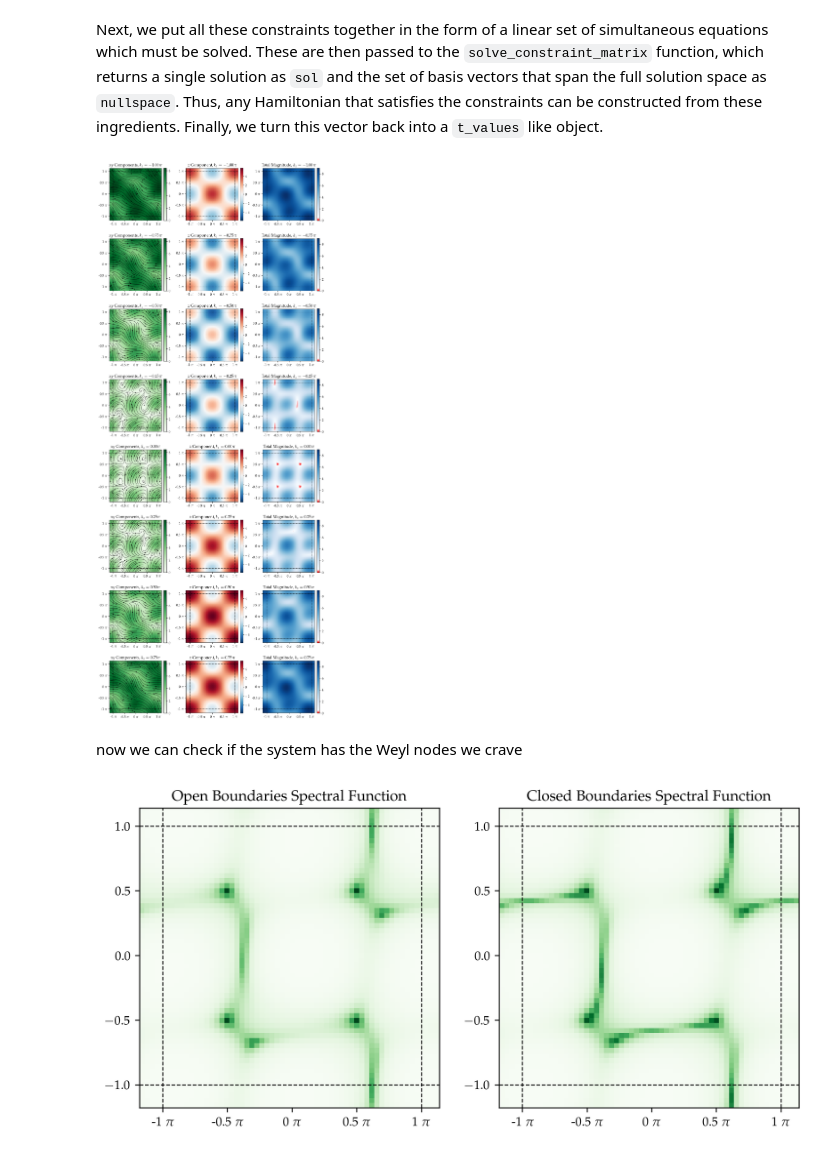
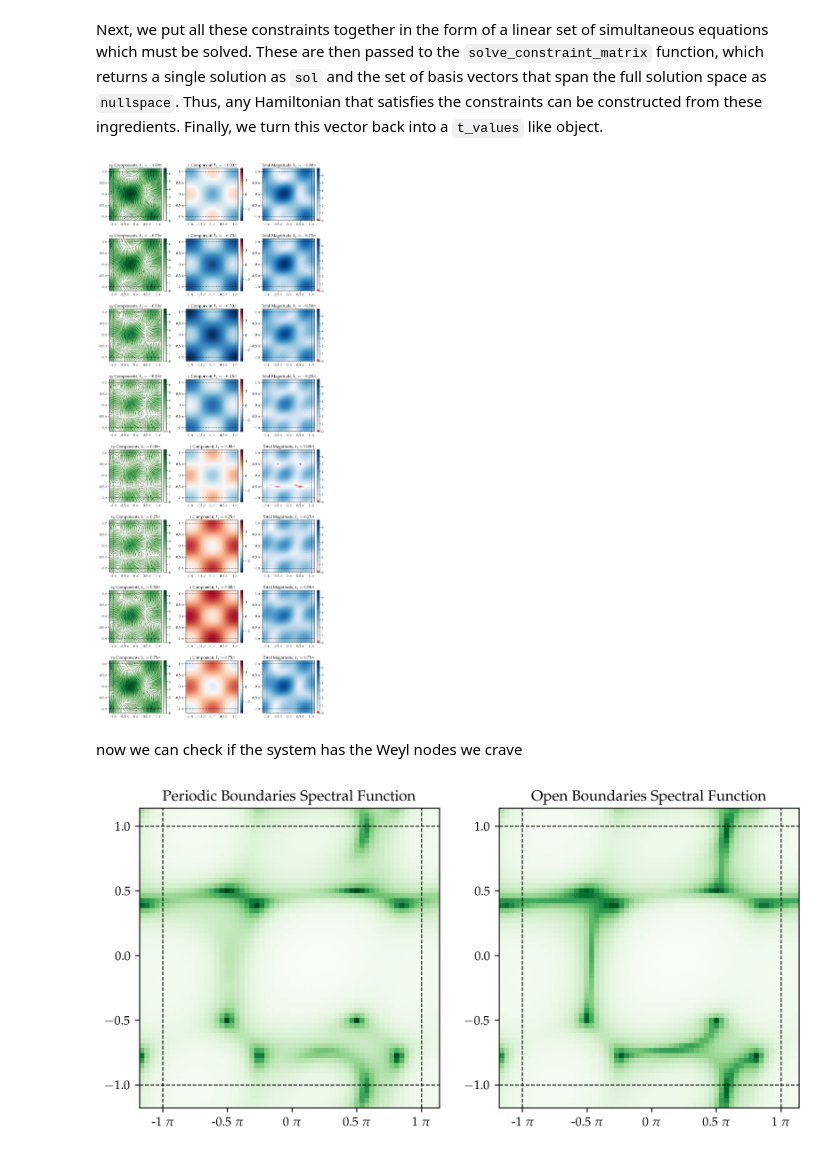
Before and after one commit to valeeb/blochK, a Jupyter notebook: tutorials/placing_weyl_fermions.ipynb, the cells around one changed output. Cells and saved outputs as stored; diff of their text form; code cells hidden in the pictures.

```diff
--- a/tutorials/placing_weyl_fermions.ipynb
+++ b/tutorials/placing_weyl_fermions.ipynb
@@ -97,10 +101,12 @@ allowed_hoppings = sorted(
 
 p = np.pi * 0.5
 # this gives the four constraints to put a weyl node at each point, with the chiralities shown
-c1 = constraints_from_weyl_node((p, p, 0), (1, -1, +1))
-c2 = constraints_from_weyl_node((-p, p, 0), (-1, 1, None))
-c3 = constraints_from_weyl_node((p, -p, 0), (-1, 1, None))
-c4 = constraints_from_weyl_node((-p, -p, 0), (1, -1, +1))
+c1 = constraints_from_weyl_node((p, p, 0), (1, 1, 1))
+c2 = constraints_from_weyl_node((-p, p, 0), (None, None, 1))
+c3 = constraints_from_weyl_node((p, -p, 0), (None, None, 1))
+c4 = constraints_from_weyl_node((-p, -p, 0), (None, None, 1))
+# c2 = constraints_from_weyl_node((-p, p, 0), (None, None, 1))
+
 
 print(f"The constraints for c1 weyl node are")
 print(*c1, sep="\n")
@@ -153,7 +159,7 @@ plot_3d_d_matrix(kx, ky, kz, lambda k: d_vector(t_flat, k))
 plt.tight_layout()
 plt.show()
 # %% [output]
-[figure, old version]
+[figure, new version]
 # %% [markdown]
 now we can check if the system has the Weyl nodes we crave
 # %%
@@ -188,33 +194,33 @@ omega = 0.0
 eta = 0.2
 document_width = 240
 figwidth = document_width / 25.4
 figheight = figwidth / 2
 fig, ax = plt.subplots(1, 2, figsize=(document_width / 25.4, figheight), dpi=300)
 ax[0].pcolor(
     KX / np.pi,
     KY / np.pi,
     spectral_func(energies_closed, omega, eta),
     cmap="Greens",
 )
 ax[1].pcolor(
     KX / np.pi,
     KY / np.pi,
     spectral_func(energies_open, omega, eta),
     cmap="Greens",
 )
 
-ax[0].set_title("Open Boundaries Spectral Function")
-ax[1].set_title("Closed Boundaries Spectral Function")
+ax[0].set_title("Periodic Boundaries Spectral Function")
+ax[1].set_title("Open Boundaries Spectral Function")
 
 
 for a in ax:
     a.set_aspect("equal")
     a.axhline(1, linestyle="--", c="k", linewidth=0.8)
     a.axhline(-1, linestyle="--", c="k", linewidth=0.8)
     a.axvline(1, linestyle="--", c="k", linewidth=0.8)
     a.axvline(-1, linestyle="--", c="k", linewidth=0.8)
 
     a.xaxis.set_major_formatter(tck.FormatStrFormatter(r"%g $\pi$"))
     a.xaxis.set_major_locator(tck.MultipleLocator(base=0.5))
 # %% [output]
-[figure, old version]
+[figure, new version]
```
Also changed, not shown: parts of 2 cells of this notebook.
